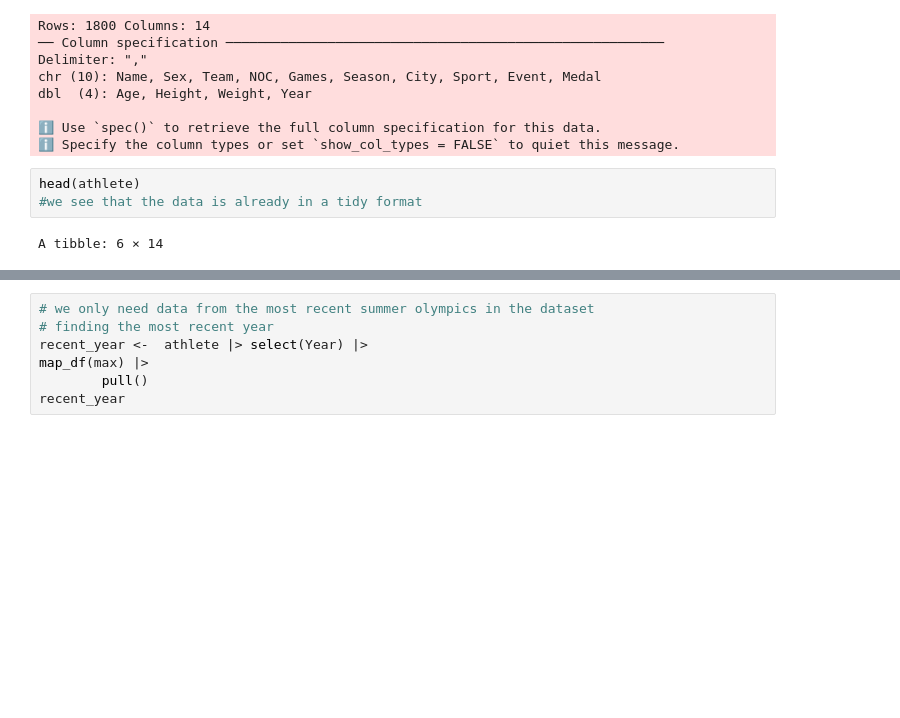
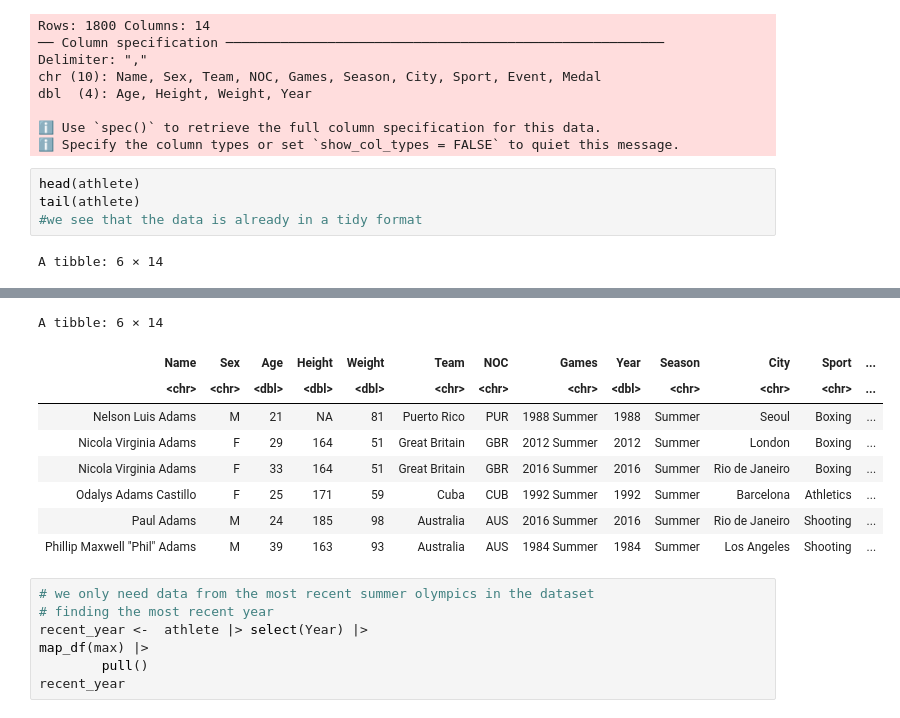
Before and after one commit to Mahekbhardwaj/DSCI-100-group38, a Jupyter notebook: group38_mainproject/group38proposal (2).ipynb, the cells around one changed output, grey strips where cells are left out. Drawn from its saved outputs; the diff is of its cells as text; blank space fills up the shorter version.

```diff
--- a/group38_mainproject/group38proposal (2).ipynb
+++ b/group38_mainproject/group38proposal (2).ipynb
@@ -48,17 +48,27 @@ dbl  (4): Age, Height, Weight, Year
 ℹ Specify the column types or set `show_col_types = FALSE` to quiet this message.
 # %%
 head(athlete)
+tail(athlete)
 #we see that the data is already in a tidy format
 # %% [output]
 A tibble: 6 × 14
 | Name | Sex | Age | Height | Weight | Team | NOC | Games | Year | Season | City | Sport | ... |
 | <chr> | <chr> | <dbl> | <dbl> | <dbl> | <chr> | <chr> | <chr> | <dbl> | <chr> | <chr> | <chr> | ... |
 | A Dijiang | M | 24 | 180 | 80 | China | CHN | 1992 Summer | 1992 | Summer | Barcelona | Basketball | ... |
 | A Lamusi | M | 23 | 170 | 60 | China | CHN | 2012 Summer | 2012 | Summer | London | Judo | ... |
 | Gunnar Nielsen Aaby | M | 24 | NA | NA | Denmark | DEN | 1920 Summer | 1920 | Summer | Antwerpen | Football | ... |
 | Edgar Lindenau Aabye | M | 34 | NA | NA | Denmark/Sweden | DEN | 1900 Summer | 1900 | Summer | Paris | Tug-Of-War | ... |
 | Christine Jacoba Aaftink | F | 21 | 185 | 82 | Netherlands | NED | 1988 Winter | 1988 | Winter | Calgary | Speed Skating | ... |
 | Christine Jacoba Aaftink | F | 21 | 185 | 82 | Netherlands | NED | 1988 Winter | 1988 | Winter | Calgary | Speed Skating | ... |
+A tibble: 6 × 14
+| Name | Sex | Age | Height | Weight | Team | NOC | Games | Year | Season | City | Sport | ... |
+| <chr> | <chr> | <dbl> | <dbl> | <dbl> | <chr> | <chr> | <chr> | <dbl> | <chr> | <chr> | <chr> | ... |
+| Nelson Luis Adams | M | 21 | NA | 81 | Puerto Rico | PUR | 1988 Summer | 1988 | Summer | Seoul | Boxing | ... |
+| Nicola Virginia Adams | F | 29 | 164 | 51 | Great Britain | GBR | 2012 Summer | 2012 | Summer | London | Boxing | ... |
+| Nicola Virginia Adams | F | 33 | 164 | 51 | Great Britain | GBR | 2016 Summer | 2016 | Summer | Rio de Janeiro | Boxing | ... |
+| Odalys Adams Castillo | F | 25 | 171 | 59 | Cuba | CUB | 1992 Summer | 1992 | Summer | Barcelona | Athletics | ... |
+| Paul Adams | M | 24 | 185 | 98 | Australia | AUS | 2016 Summer | 2016 | Summer | Rio de Janeiro | Shooting | ... |
+| Phillip Maxwell "Phil" Adams | M | 39 | 163 | 93 | Australia | AUS | 1984 Summer | 1984 | Summer | Los Angeles | Shooting | ... |
 # %%
 # we only need data from the most recent summer olympics in the dataset
 # finding the most recent year
```
Also changed, not shown: parts of 8 cells of this notebook, 1 other file.
